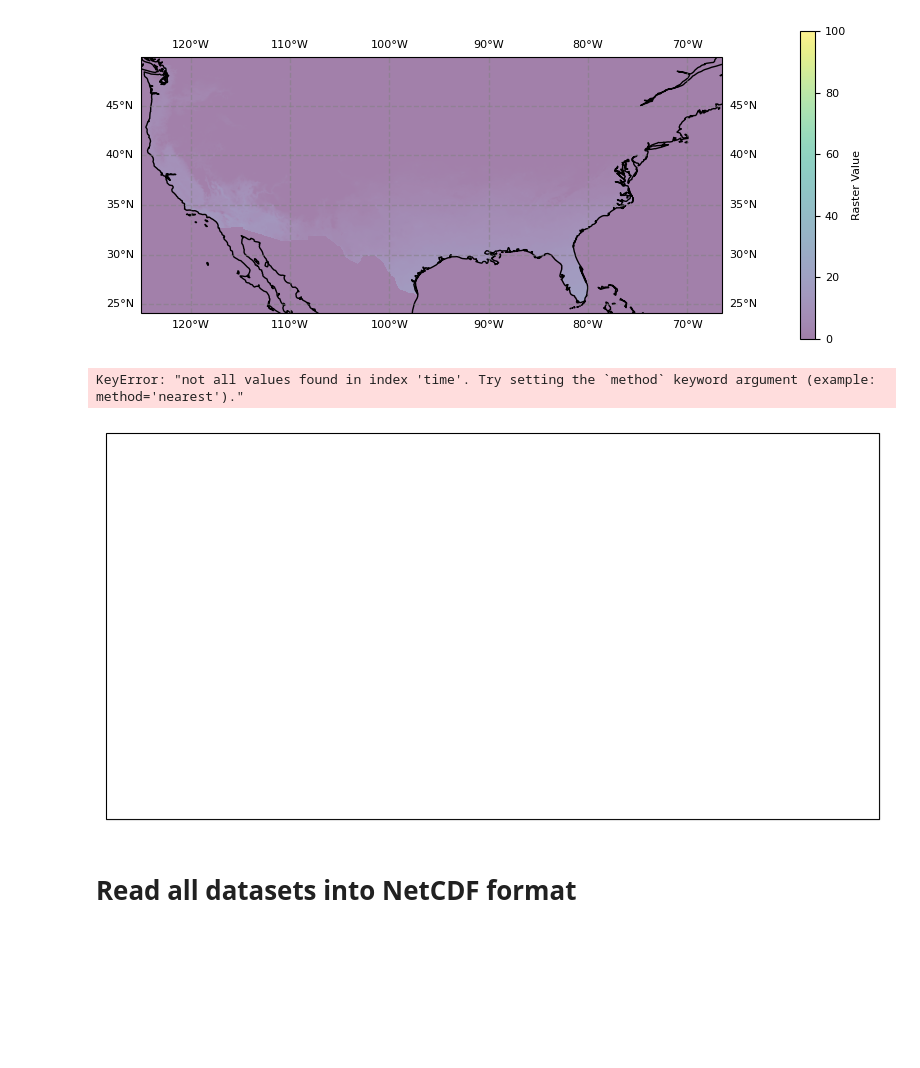
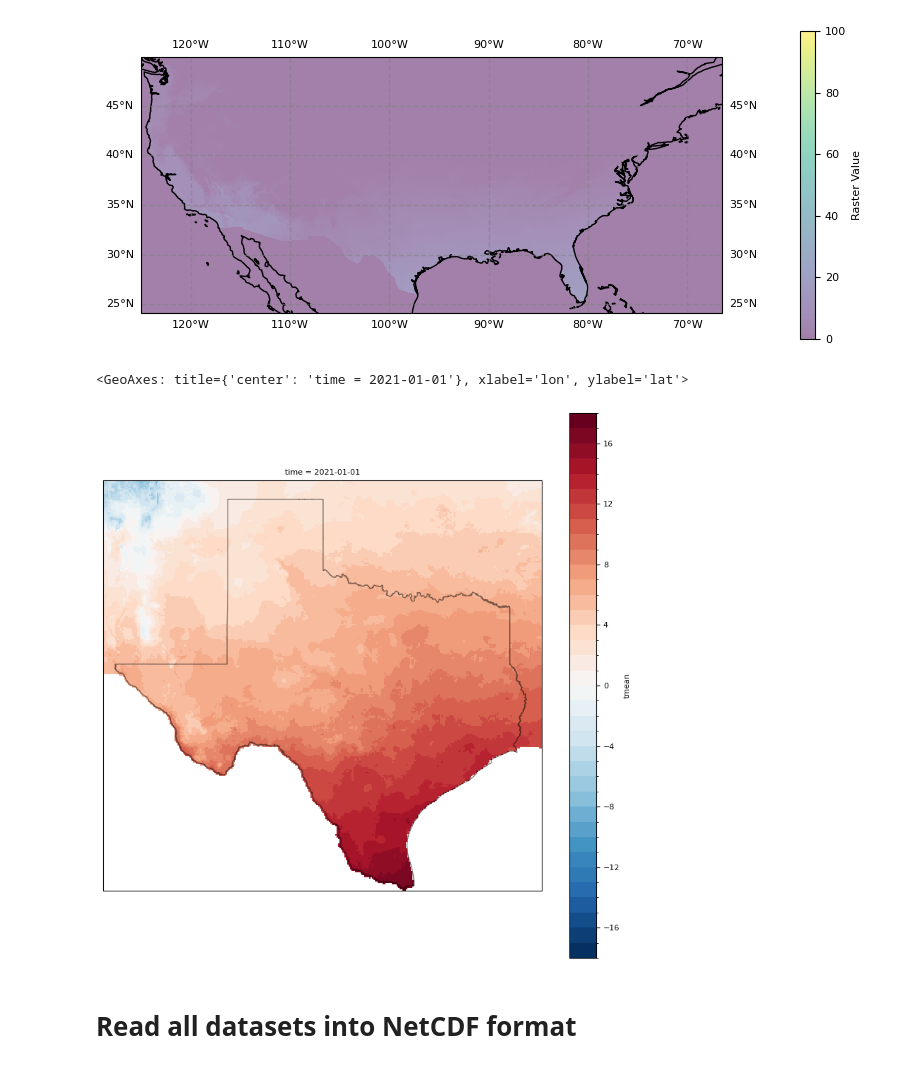
Before and after one commit to sd9616/wastewater, a Jupyter notebook: Monthly_PRISM_netcdf_calc_twbs.ipynb, the cells around one changed output. Saved outputs shown, nothing was run; the diff lists cells and outputs as text; code cells hidden in the pictures; blank space fills up the shorter version.

Commit message:
converted uptil plotting monthly mean; removed old notebook

```diff
--- a/Monthly_PRISM_netcdf_calc_twbs.ipynb
+++ b/Monthly_PRISM_netcdf_calc_twbs.ipynb
@@ -298,28 +298,26 @@ ds = xr.Dataset(
     attrs=dict(description="PRISM data"),
 )
 # %%
-
 plt.figure(figsize=(10, 10))
 ax = plt.axes(projection=ccrs.PlateCarree())
 levels = np.arange(-10, 31, 1)
 ds = ds.sortby('lat')
 ds_plot = ds.sel(lat = slice(25, 37), lon = slice(-107, -93))
 ds_plot = ds_plot.where(ds_plot.tmean > -8000, drop = True)
 levels = np.arange(-18, 19, 1)
-ds_plot.sel(time = '202101').tmean.plot(x = 'lon', y = 'lat', ax = ax, levels = levels)
+ds_plot.sel(time = '20210101').tmean.plot(x = 'lon', y = 'lat', ax = ax, levels = levels)
 
-# shapefile = '/home/ib28/mymount/sd75/isabelleb/BWF_Pres/tl_2024_us_state.shp'
 shapefile = os.path.join(home, 'tl_2024_us_state', 'tl_2024_us_state.shp')
 states = gpd.read_file(shapefile)
 
 ##### Filter for Texas #####
 texas = states[states['NAME'] == 'Texas']
 
 ##### Plot Texas Boundary #####
 texas.boundary.plot(ax=ax, color='black', alpha = 0.5, linewidth=1)
 # %% [output]
-KeyError: "not all values found in index 'time'. Try setting the `method` keyword argument (example: method='nearest')."
+<GeoAxes: title={'center': 'time = 2021-01-01'}, xlabel='lon', ylabel='lat'>
-[figure, old version]
+[figure, new version]
 # %% [markdown]
 # Read all datasets into NetCDF format
 # %%
```
Also changed, not shown: parts of 4 cells of this notebook, 1 other file.
